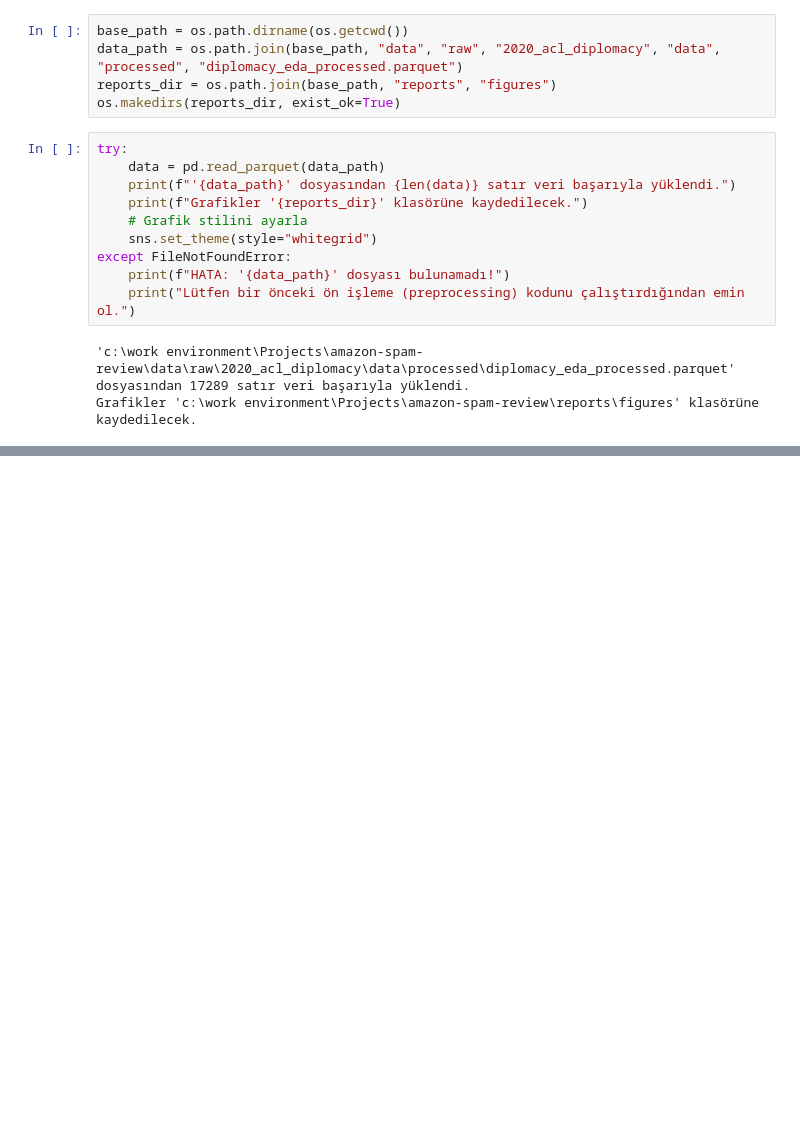
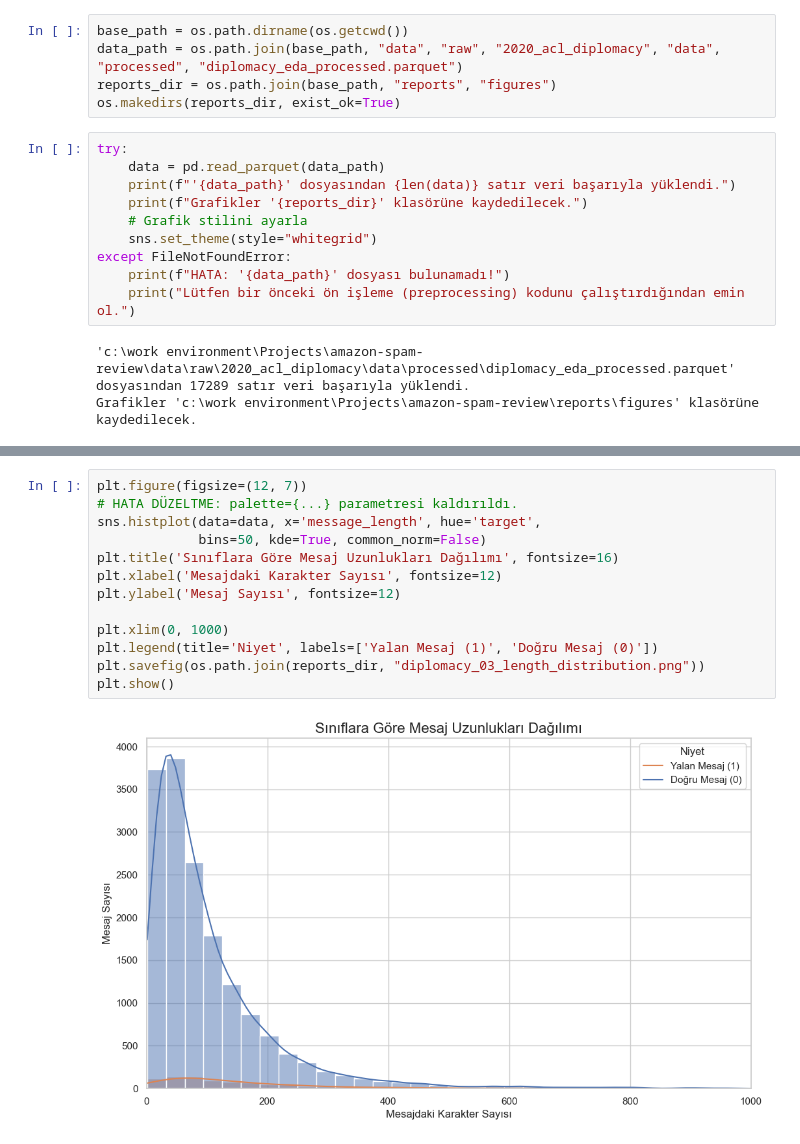
Before and after one commit to AybarsKansu/amazon-fake-review-detector, a Jupyter notebook: notebooks/data_prerocessing_diplomacy.ipynb, the cells around one changed output, grey strips where cells are left out. Saved outputs shown, nothing was run; the diff lists cells and outputs as text; blank space fills up the shorter version.

```diff
--- a/notebooks/data_prerocessing_diplomacy.ipynb
+++ b/notebooks/data_prerocessing_diplomacy.ipynb
@@ -145,0 +213,15 @@ Grafikler 'c:\work environment\Projects\amazon-spam-review\reports\figures' klas
+# %%
+plt.figure(figsize=(12, 7))
+# HATA DÜZELTME: palette={...} parametresi kaldırıldı.
+sns.histplot(data=data, x='message_length', hue='target',
+             bins=50, kde=True, common_norm=False)
+plt.title('Sınıflara Göre Mesaj Uzunlukları Dağılımı', fontsize=16)
+plt.xlabel('Mesajdaki Karakter Sayısı', fontsize=12)
+plt.ylabel('Mesaj Sayısı', fontsize=12)
+
+plt.xlim(0, 1000)
+plt.legend(title='Niyet', labels=['Yalan Mesaj (1)', 'Doğru Mesaj (0)'])
+plt.savefig(os.path.join(reports_dir, "diplomacy_03_length_distribution.png"))
+plt.show()
+# %% [output]
+[figure, added]
```
Also changed, not shown: parts of 7 cells of this notebook, 5 other files.
